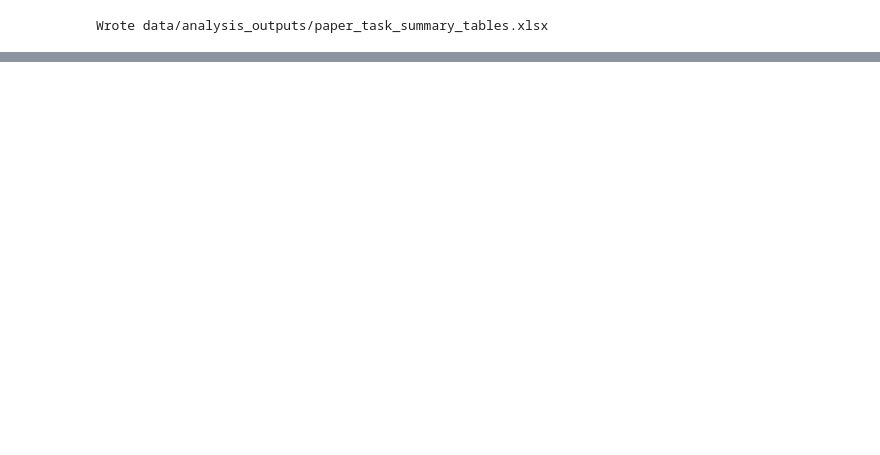
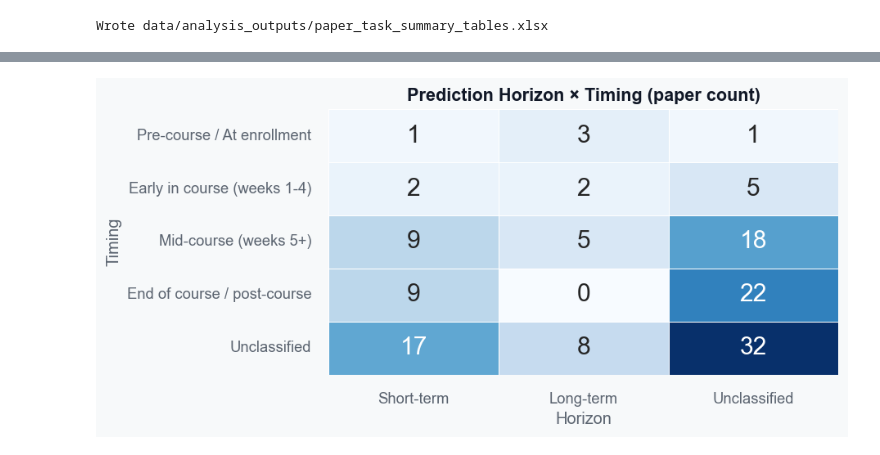
Before and after one commit to RicardoSantos0/Notion_Zotero, a Jupyter notebook: original_db_summary_analysis.ipynb, the cells around one changed output, grey strips where cells are left out. Saved outputs shown, nothing was run; the diff lists cells and outputs as text; code cells hidden in the pictures; blank space fills up the shorter version.

```diff
--- a/original_db_summary_analysis.ipynb
+++ b/original_db_summary_analysis.ipynb
@@ -516,0 +1095,24 @@ Wrote data/analysis_outputs/paper_task_summary_tables.xlsx
+# %%
+## Heatmap: Prediction Horizon × Timing
+ct_ht = pd.crosstab(multi_df["Timing"], multi_df["Horizon"])
+ct_ht = (
+    ct_ht
+    .reindex(index=MOMENT_ORDER + ["Unclassified"], columns=HORIZON_ORDER + ["Unclassified"])
+    .fillna(0)
+    .astype(int)
+)
+# Drop all-zero rows/columns
+ct_ht = ct_ht.loc[(ct_ht != 0).any(axis=1), (ct_ht != 0).any(axis=0)]
+
+fig, ax = plt.subplots(figsize=(8, 4))
+sns.heatmap(
+    ct_ht, annot=True, fmt="d", cmap="Blues",
+    linewidths=0.5, cbar=False, ax=ax,
+)
+ax.set_title("Prediction Horizon × Timing (paper count)", fontsize=13, fontweight="bold")
+ax.set_xlabel("Horizon")
+ax.set_ylabel("Timing")
+plt.tight_layout()
+plt.show()
+# %% [output]
+[figure, added]
```
Also changed, not shown: parts of 26 cells of this notebook, 19 other files.
